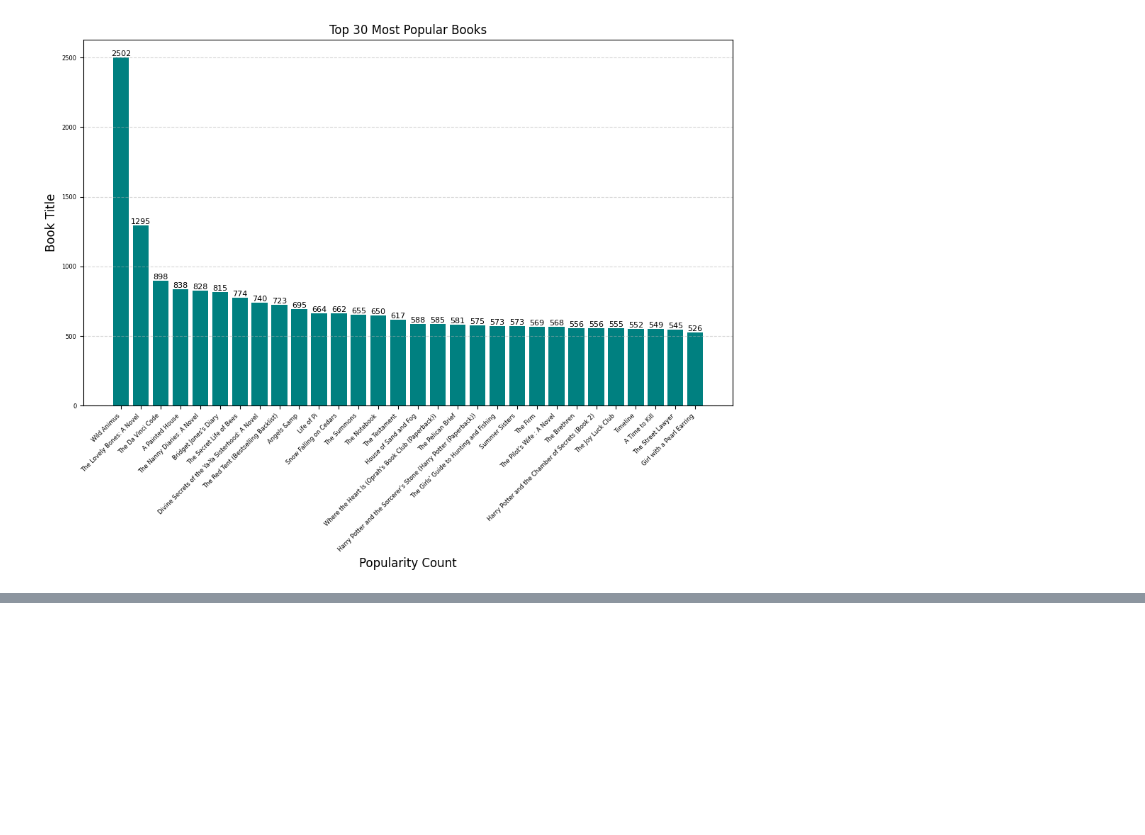
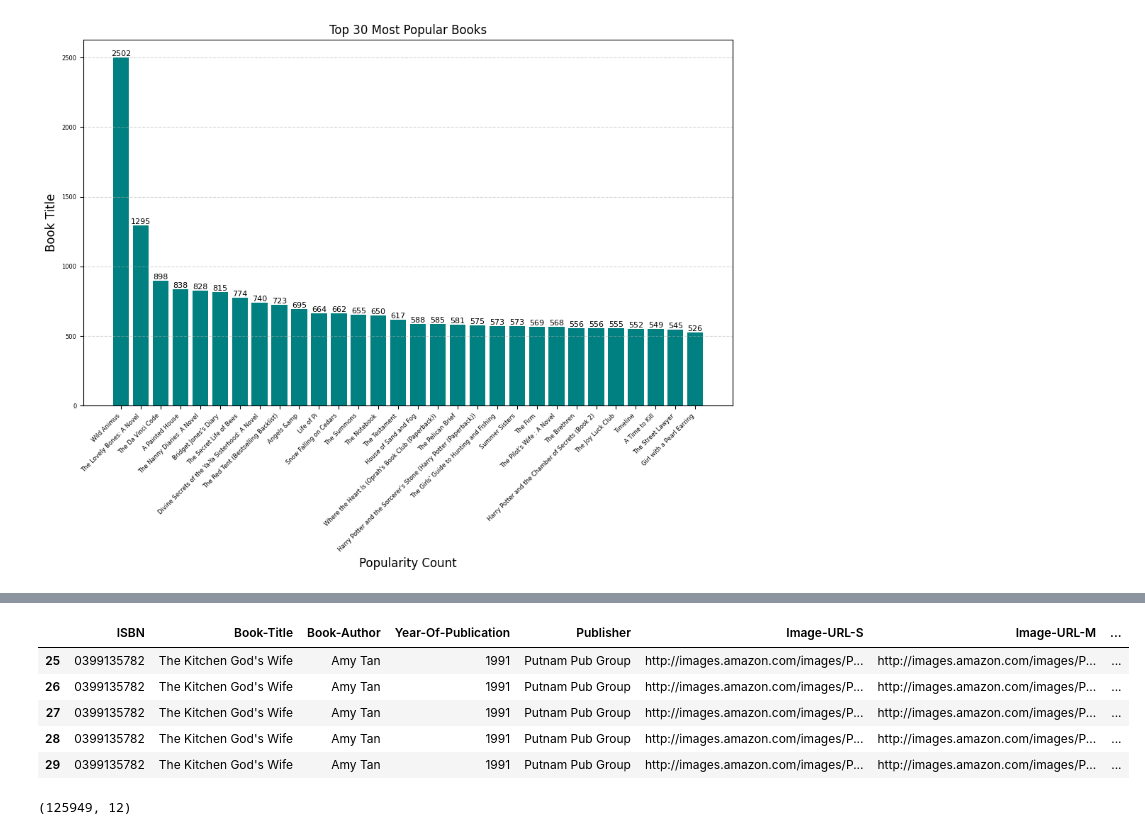
Before and after one commit to Ronaldonyagaka/recommendation_system_project, a Jupyter notebook: recommendation.ipynb, the cells around one changed output, grey strips where cells are left out. Cells and saved outputs as stored; diff of their text form; code cells hidden in the pictures; blank space fills up the shorter version.

```diff
--- a/recommendation.ipynb
+++ b/recommendation.ipynb
@@ -478,0 +525,20 @@ plt.show()
+# %%
+# now let us look at the books that were rated more than at least 50 times
+
+filter2 = new_book_df['rating_count'] >= 50
+
+
+rating_more_50 = new_book_df.loc[filter2 , :,]
+
+rating_more_50.head()
+# %% [output]
+|  | ISBN | Book-Title | Book-Author | Year-Of-Publication | Publisher | Image-URL-S | Image-URL-M | ... |
+| 25 | 0399135782 | The Kitchen God's Wife | Amy Tan | 1991 | Putnam Pub Group | http://images.amazon.com/images/P... | http://images.amazon.com/images/P... | ... |
+| 26 | 0399135782 | The Kitchen God's Wife | Amy Tan | 1991 | Putnam Pub Group | http://images.amazon.com/images/P... | http://images.amazon.com/images/P... | ... |
+| 27 | 0399135782 | The Kitchen God's Wife | Amy Tan | 1991 | Putnam Pub Group | http://images.amazon.com/images/P... | http://images.amazon.com/images/P... | ... |
+| 28 | 0399135782 | The Kitchen God's Wife | Amy Tan | 1991 | Putnam Pub Group | http://images.amazon.com/images/P... | http://images.amazon.com/images/P... | ... |
+| 29 | 0399135782 | The Kitchen God's Wife | Amy Tan | 1991 | Putnam Pub Group | http://images.amazon.com/images/P... | http://images.amazon.com/images/P... | ... |
+# %%
+rating_more_50.shape
+# %% [output]
+(125949, 12)
```
Also changed, not shown: parts of 19 cells of this notebook.
